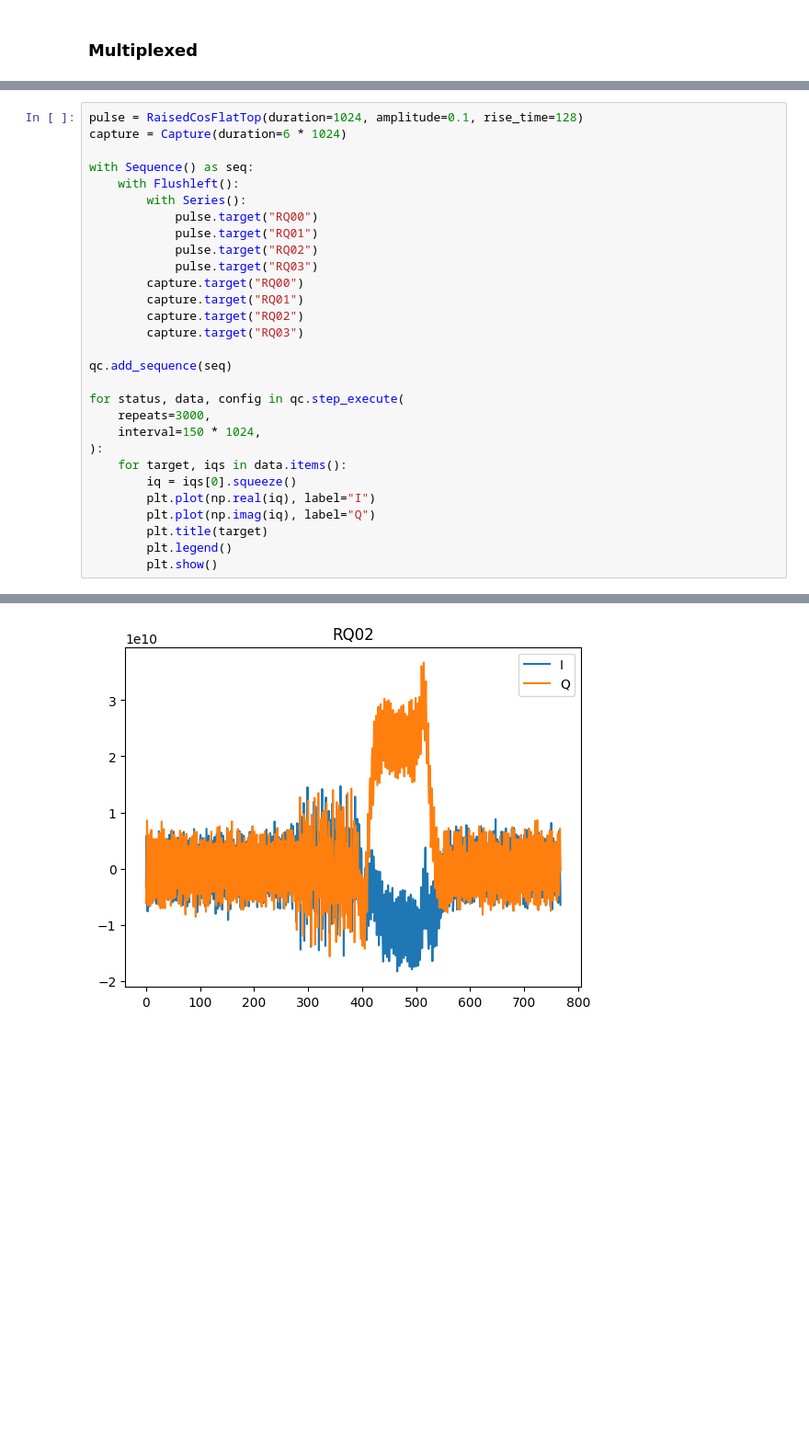
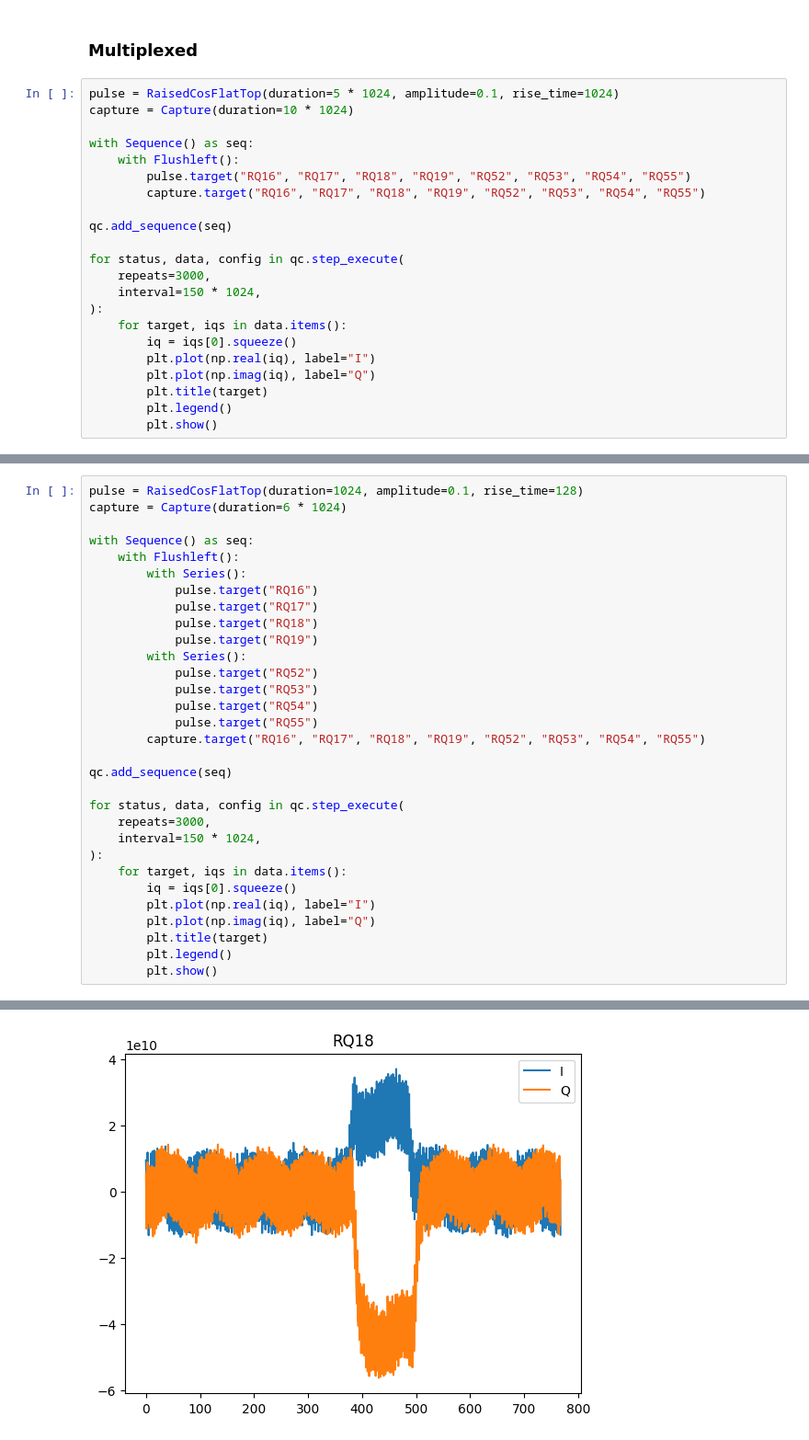
Before and after one commit to qiqb-osaka/qube-calib, a Jupyter notebook: docs/1_measure_waveforms.ipynb, the cells around one changed output, grey strips where cells are left out. Shown at 92% size. Saved outputs shown, nothing was run; the diff lists cells and outputs as text; blank space fills up the shorter version.

```diff
--- a/docs/1_measure_waveforms.ipynb
+++ b/docs/1_measure_waveforms.ipynb
@@ -127,2 +116,24 @@ for status, data, config in qc.step_execute(
 # %% [markdown]
 ### Multiplexed
+# %%
+pulse = RaisedCosFlatTop(duration=5 * 1024, amplitude=0.1, rise_time=1024)
+capture = Capture(duration=10 * 1024)
+
+with Sequence() as seq:
+    with Flushleft():
+        pulse.target("RQ16", "RQ17", "RQ18", "RQ19", "RQ52", "RQ53", "RQ54", "RQ55")
+        capture.target("RQ16", "RQ17", "RQ18", "RQ19", "RQ52", "RQ53", "RQ54", "RQ55")
+
+qc.add_sequence(seq)
+
+for status, data, config in qc.step_execute(
+    repeats=3000,
+    interval=150 * 1024,
+):
+    for target, iqs in data.items():
+        iq = iqs[0].squeeze()
+        plt.plot(np.real(iq), label="I")
+        plt.plot(np.imag(iq), label="Q")
+        plt.title(target)
+        plt.legend()
+        plt.show()
@@ -133,14 +153,16 @@ capture = Capture(duration=6 * 1024)
 with Sequence() as seq:
     with Flushleft():
         with Series():
-            pulse.target("RQ00")
-            pulse.target("RQ01")
-            pulse.target("RQ02")
-            pulse.target("RQ03")
-        capture.target("RQ00")
-        capture.target("RQ01")
-        capture.target("RQ02")
-        capture.target("RQ03")
+            pulse.target("RQ16")
+            pulse.target("RQ17")
+            pulse.target("RQ18")
+            pulse.target("RQ19")
+        with Series():
+            pulse.target("RQ52")
+            pulse.target("RQ53")
+            pulse.target("RQ54")
+            pulse.target("RQ55")
+        capture.target("RQ16", "RQ17", "RQ18", "RQ19", "RQ52", "RQ53", "RQ54", "RQ55")
 
 qc.add_sequence(seq)
 
@@ -161 +183 @@ for status, data, config in qc.step_execute(
-[figure, old version]
+[figure, new version]
```
Also changed, not shown: parts of 9 cells of this notebook, 4 other files.
